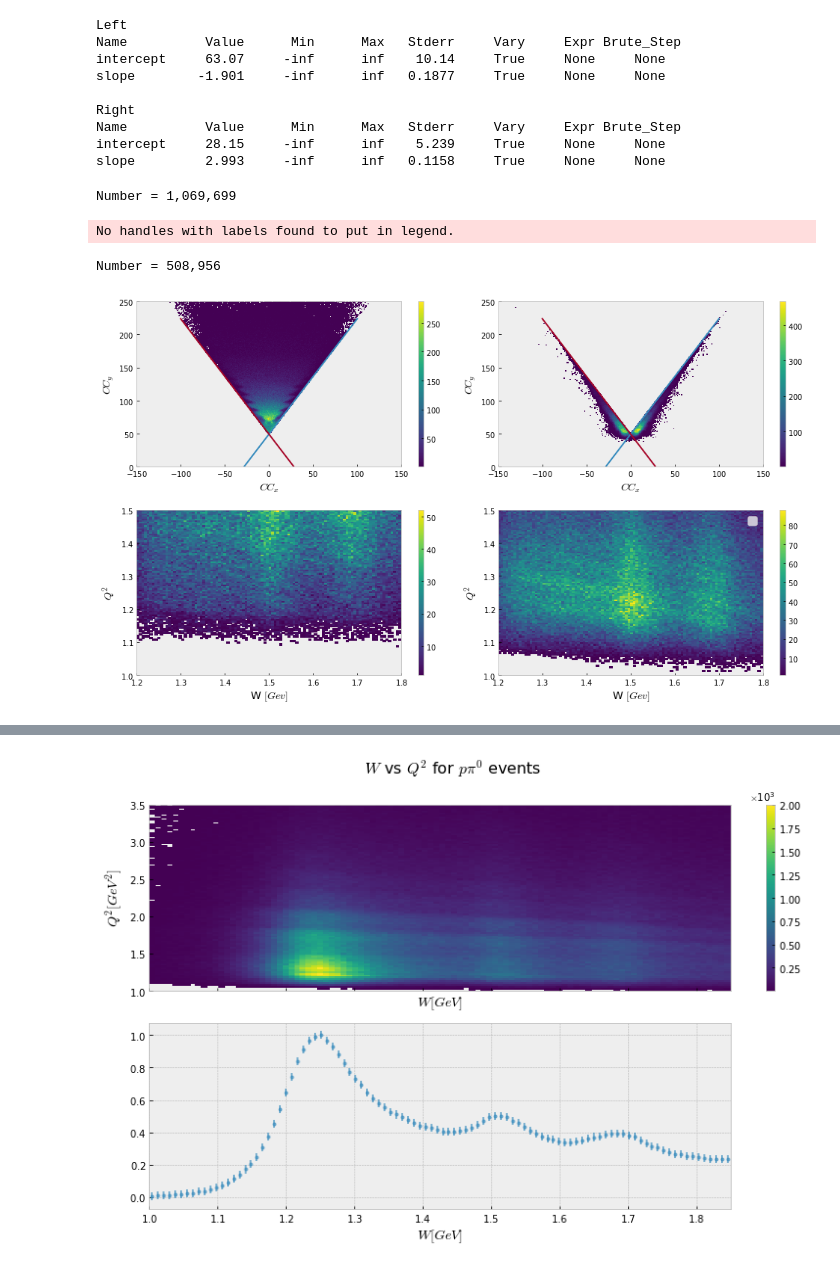
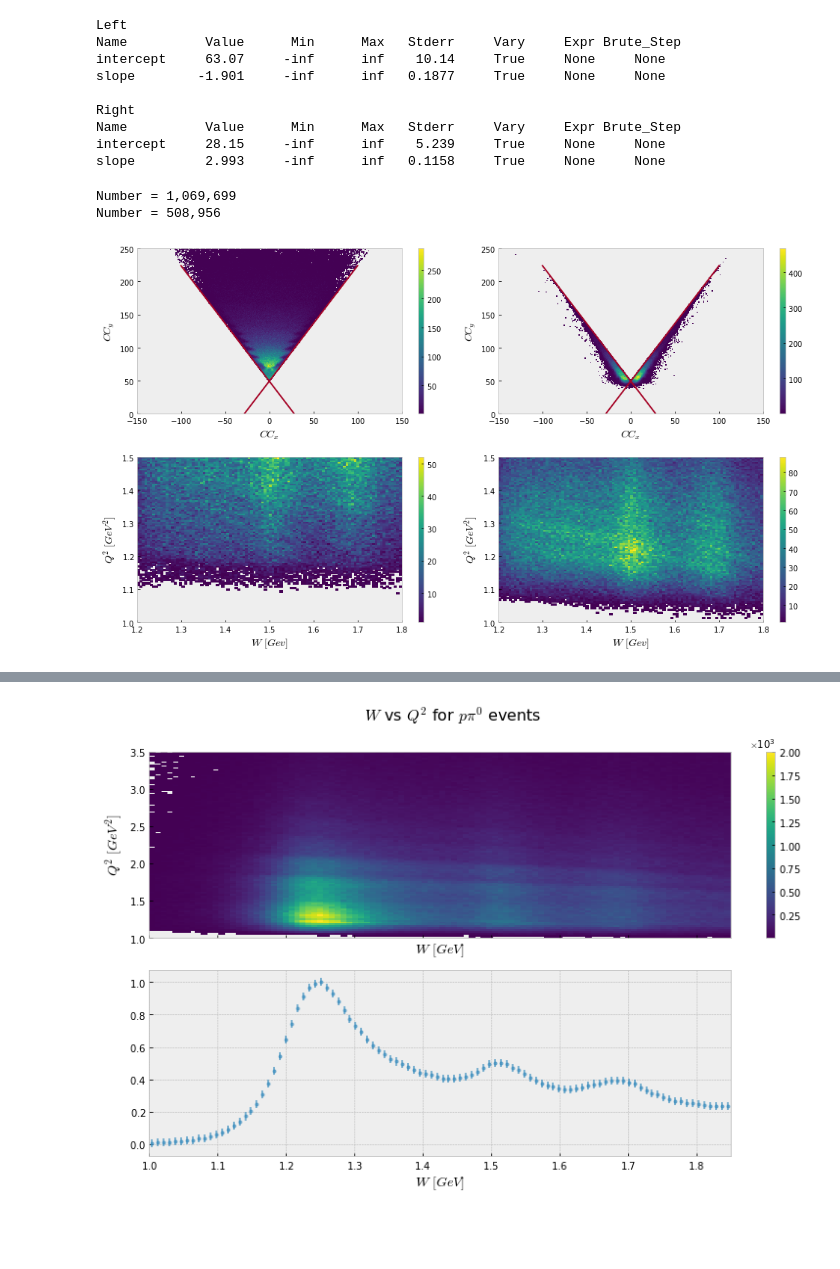
Before and after one commit to tylern4/analysisNotebooks, a Jupyter notebook: Fit_fiducial.ipynb, the cells around one changed output, grey strips where cells are left out. Drawn from its saved outputs; the diff is of its cells as text; code cells hidden in the pictures; blank space fills up the shorter version.

```diff
--- a/Fit_fiducial.ipynb
+++ b/Fit_fiducial.ipynb
@@ -31,6 +31,9 @@ from lmfit.models import *
 from lmfit import Model
 
 import inspect
+
+COLOR_BLUE='#348ABD'
+COLOR_RED='#A60628'
 # %%
 plt.style.use('fast')
 # plt.rcParams['axes.grid'] = True
@@ -43,14 +46,10 @@ plt.rcParams['xtick.labelsize'] = 10
 plt.rcParams['ytick.labelsize'] = 10
 plt.rcParams['text.latex.preamble'] = [r'\boldmath']
 
+plt.rcParams.update({'text.usetex': True,
+                     'text.latex.preamble': r'\usepackage{amsmath}'})
+
 def plot2D(ax, hist, density=False, colorbar=True, cmap='viridis', label=None):
-    '''
-    Function to plot 2D histograms.
-    * Uses pylab.pcolormesh. Gets passed:
-       -- the "quadrilateral corners" or bin-edges.
-       -- the count-value of each bin.
-       -- uses Viridis colormap unless specified when function is called.
-    '''
 
     if density:
         # Compute the areas of each bin
@@ -62,7 +61,7 @@ def plot2D(ax, hist, density=False, colorbar=True, cmap='viridis', label=None):
         density = hist.view()
         density = np.where(density == 0, np.nan, density)
 
-    pc = ax.pcolormesh(*hist.axes.edges.T, density.T, cmap=cmap, label=label)
+    pc = ax.pcolormesh(*hist.axes.edges.T, density.T, cmap=cmap)
 
     ax.set_xlabel(hist.axes[0].metadata)
     ax.set_ylabel(hist.axes[1].metadata)
@@ -454,41 +469,40 @@ intercept = 49
 def line(xs, slope, intercept):
     return slope*xs + intercept
 
 cuts = (fid_data.x > cut(fid_data.y, -slope, intercept)) & (fid_data.x > cut(fid_data.y, slope, intercept))
 
 fig, ax = plt.subplots(nrows=2, ncols=2,figsize=[14,8])
 for i, cut_mask in enumerate([cuts, ~cuts]):
     do_cuts = (cut_mask) & (fid_data.type == "channel")
     hist = bh.Histogram(
             bh.axis.Regular(500, -150, 150, metadata="$CC_x$"),
             bh.axis.Regular(500, 0, 250, metadata="$CC_y$")
         )
 
     hist.fill(fid_data[do_cuts].y, fid_data[do_cuts].x)
     plot2D(ax[0,i],hist)
     xs = np.linspace(-50,100, 250)
     ax[0, i].set_ylim(0, 250)
-    ax[0, i].plot(xs,line(xs, slope, intercept))
-    ax[0, i].plot(-xs,line(-xs, -slope, intercept))
+    ax[0, i].plot(xs,line(xs, slope, intercept), c=COLOR_RED)
+    ax[0, i].plot(-xs,line(-xs, -slope, intercept), c=COLOR_RED)
     #plt.show()
 
     #fig, ax = plt.subplots(figsize=[18,9])
     hist = bh.Histogram(
-            bh.axis.Regular(100, 1.2, 1.8, metadata="W $[Gev]$"),
-            bh.axis.Regular(100, 1.0, 1.5, metadata="$Q^2$")
+            bh.axis.Regular(100, 1.2, 1.8, metadata="$W~[Gev]$"),
+            bh.axis.Regular(100, 1.0, 1.5, metadata="$Q^2~[GeV^2]$")
         )
 
     hist.fill(fid_data[do_cuts].w, fid_data[do_cuts].q2)
     plot2D(ax[1,i], hist, label=f'Number = {fid_data[do_cuts].w.to_numpy().shape[0]:,}')
     print(f'Number = {fid_data[do_cuts].w.to_numpy().shape[0]:,}')
 
-plt.legend()
+#plt.legend()
 plt.tight_layout()
 # %% [output]
 Number = 1,069,699
+Number = 508,956
-No handles with labels found to put in legend.
-Number = 508,956
-[figure, old version]
+[figure, new version]
 # %%
 slope = 1.75
 intercept = 49
```
Also changed, not shown: parts of 11 cells of this notebook, 5 other files.
